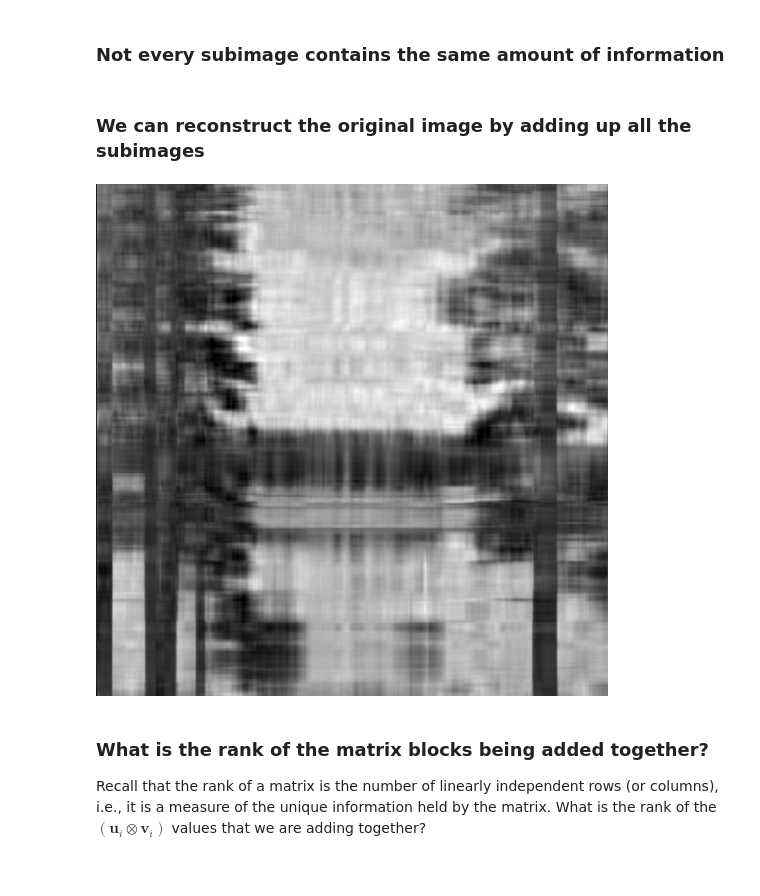
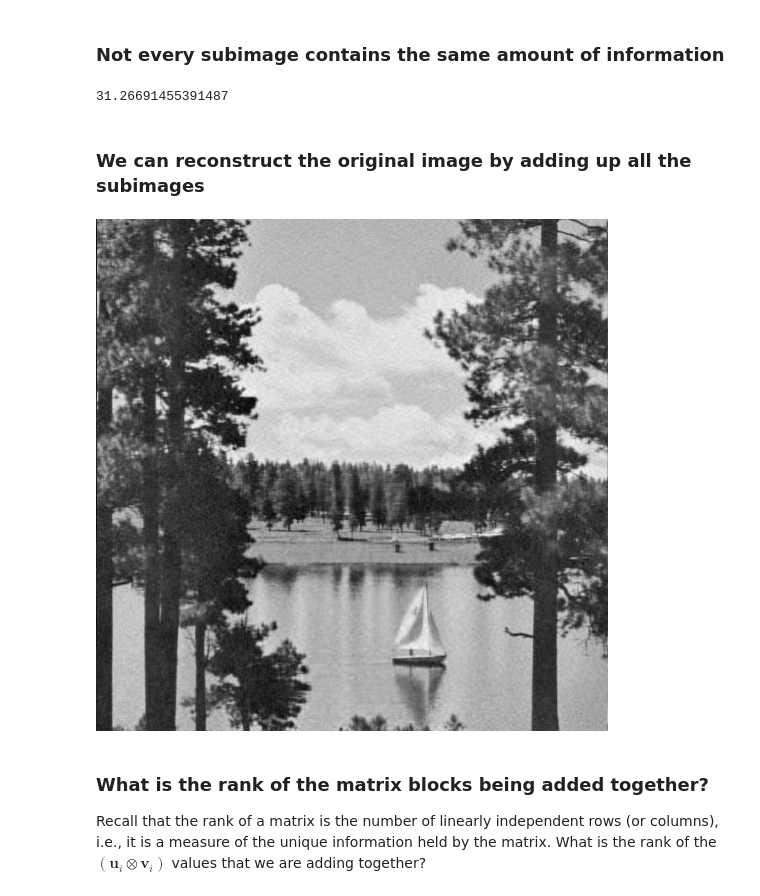
Before and after one commit to varnerlab/CHEME-1800-4800-Course-Repository-S23, a Jupyter notebook: examples/unit-2-examples/svd/SVD-Notebook.ipynb, the cells around one changed output. Drawn from its saved outputs; the diff is of its cells as text; code cells hidden in the pictures.

```diff
--- a/examples/unit-2-examples/svd/SVD-Notebook.ipynb
+++ b/examples/unit-2-examples/svd/SVD-Notebook.ipynb
@@ -91,15 +101,19 @@ ylabel!("Percentage explained by mode i", fontsize=18)
+# %%
+explained_array[2]
+# %% [output]
+31.26691455391487
 # %% [markdown]
 ### We can reconstruct the original image by adding up all the subimages
 # %%
 M = image_dictionary[1];
-number_of_frames = 10;
+number_of_frames = 100;
 for i ∈ 2:number_of_frames
     M = M + image_dictionary[i]
 end
 
 M
 # %% [output]
-[figure, old version]
+[figure, new version]
 # %% [markdown]
 ### What is the rank of the matrix blocks being added together?
 Recall that the rank of a matrix is the number of linearly independent rows (or columns), i.e., it is a measure of the unique information held by the matrix. What is the rank of the $\left(\mathbf{u}_{i}\otimes\mathbf{v}_{i}\right)$ values that we are adding together?
```
Also changed, not shown: parts of 1 cell of this notebook, 12 other files.
